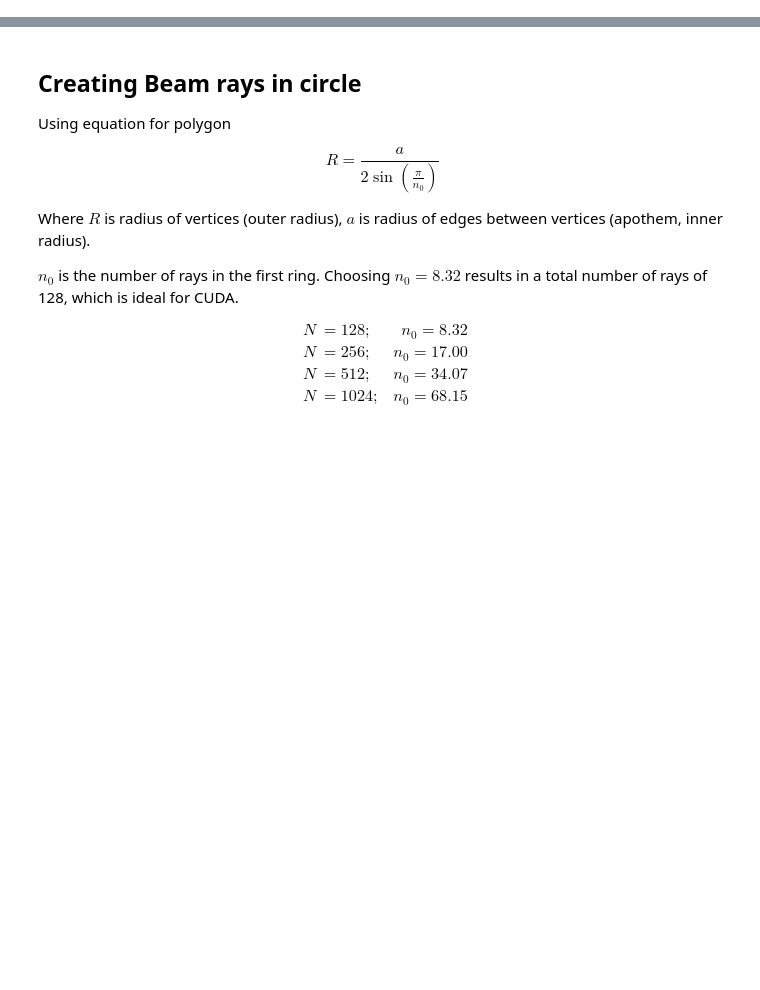
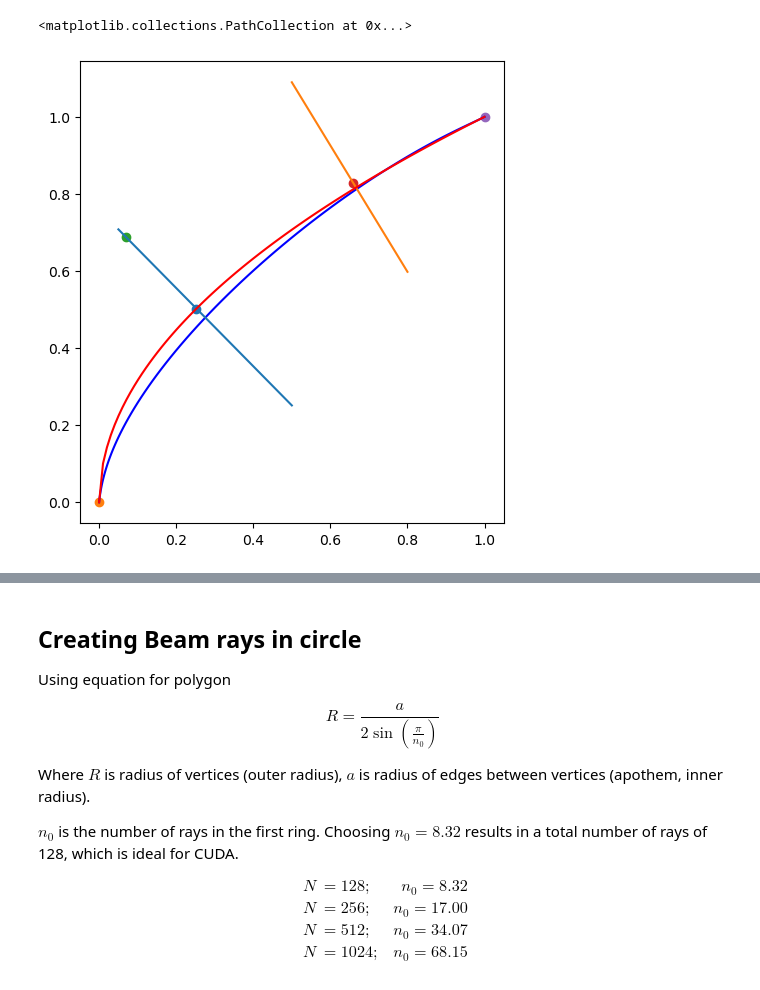
Before and after one commit to cepheid42/cuCBET, a Jupyter notebook: scratch.ipynb, the cells around one changed output, grey strips where cells are left out. Drawn from its saved outputs; the diff is of its cells as text; code cells hidden in the pictures; blank space fills up the shorter version.

```diff
--- a/scratch.ipynb
+++ b/scratch.ipynb
@@ -3,6 +3,82 @@ import numpy as np
 import matplotlib.pyplot as plt
 import mpl_toolkits.mplot3d.axes3d as a3d
 %matplotlib inline
+# %%
+xs = np.linspace(0.0, 1.0, 100)
+ys = np.sqrt(xs)
+
+p0 = np.asarray([xs[0], ys[0]])
+p3 = np.asarray([xs[-1], ys[-1]])
+
+# Calculate Tangent at P0
+line0 = np.linspace(-0.01, 0.1, 20)
+m0 = ((ys[1] - ys[0]) / (xs[1] - xs[0]))
+b0 = ys[0] - m0 * xs[0]
+tangent0 = m0 * line0 + b0
+
+# Calculate Tangent at P3
+line3 = np.linspace(0.5, 1.01, 20)
+m3 = ((ys[-1] - ys[-2]) / (xs[-1] - xs[-2]))
+b3 = p3[1] - m3 * p3[0]
+tangent3 = m3 * line3 + b3
+
+# Calculate Tangent at P1
+line1 = np.linspace(0.05, 0.5, 20)
+m1 = ((ys[26] - ys[25]) / (xs[26] - xs[25]))
+b1 = ys[25] - m1 * xs[25]
+tangent1 = m1 * line1 + b1
+# Calculate Normal to Tangent
+m1n = -1 / m1
+b1n = ys[25] - m1n * xs[25]
+norm1 = m1n * line1 + b1n
+
+# Calculate Tangent at P2
+line2 = np.linspace(0.5, 0.8, 20)
+m2 = ((ys[67] - ys[66]) / (xs[67] - xs[66]))
+b2 = ys[66] - m2 * xs[66]
+tangent2 = m2 * line2 + b2
+# Calculate Normal to Tangent
+m2n = -1 / m2
+b2n = ys[66] - m2n * xs[66]
+norm2 = m2n * line2 + b2n
+
+# Find intersection of Tangent 0 and Line 1
+x1 = (b0 - b1n) / (m1n - m0)
+y1 = m1n * x1 + b1n
+p1 = np.asarray([x1, y1])
+
+# Find intersection of Tangent 3 and Line 2
+x2 = (b2n - b3) / (m3 - m2n)
+y2 = m2n * x2 + b2n
+p2 = np.asarray([x2, y2])
+
+fig, ax = plt.subplots(1,1, figsize=(6, 6))
+ax.set_aspect('equal')
+
+t = np.linspace(0.0, 1.0, 100)
+
+den = (1 - t)**3 + t * (1 - t)**2 + t**2 * (1 - t) + t**3
+xnum = ((1 - t)**3 * p0[0]) + (t * (1 - t)**2 * p1[0]) + (t**2 * (1 - t) * p2[0]) + t**3 * p3[0]
+ynum = (1 - t)**3 * p0[1] + t * (1 - t)**2 * p1[1] + t**2 * (1 - t) * p2[1] + t**3 * p3[1]
+bezier = np.asarray([xnum / den, ynum / den])
+
+ax.plot(bezier[0, :], bezier[1,:], 'b')
+ax.plot(line1, norm1)
+ax.plot(line2, norm2)
+
+plt.plot(xs, ys, 'r')
+ax.scatter(xs[25], ys[25])
+
+# plt.plot(line0, tangent0)
+# plt.plot(line3, tangent3)
+
+ax.scatter(p0[0], p0[1])
+ax.scatter(p1[0], p1[1])
+ax.scatter(p2[0], p2[1])
+ax.scatter(p3[0], p3[1])
+# %% [output]
+<matplotlib.collections.PathCollection at 0x...>
+[figure, added]
 # %%
 xbeam = np.loadtxt('./outputs/xbeam.csv', dtype=np.float32).reshape((-1, 3, 3))
 ybeam = np.loadtxt('./outputs/ybeam.csv', dtype=np.float32).reshape((-1, 3, 3))
```
Also changed, not shown: parts of 1 cell of this notebook, 5 other files.
